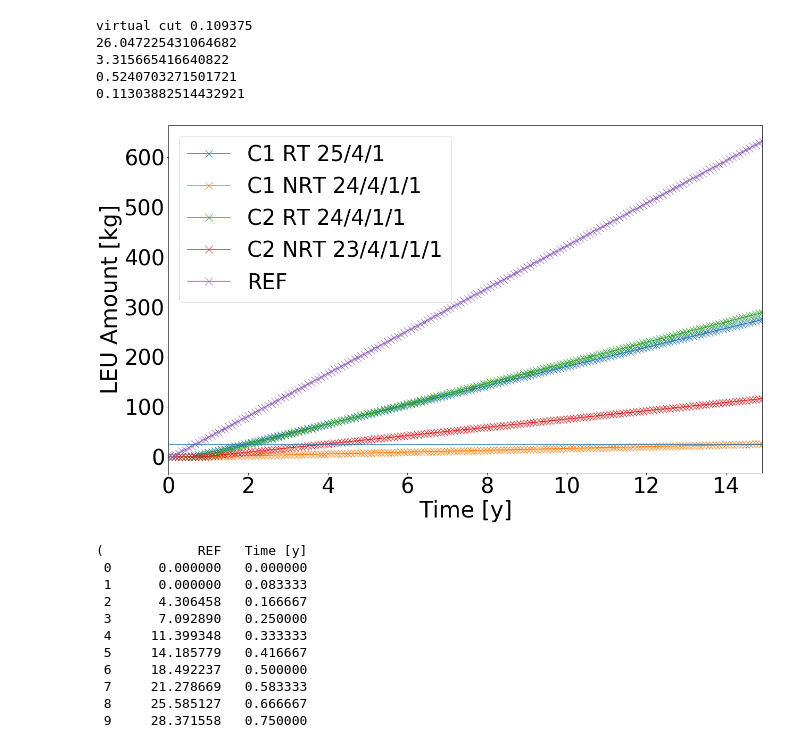
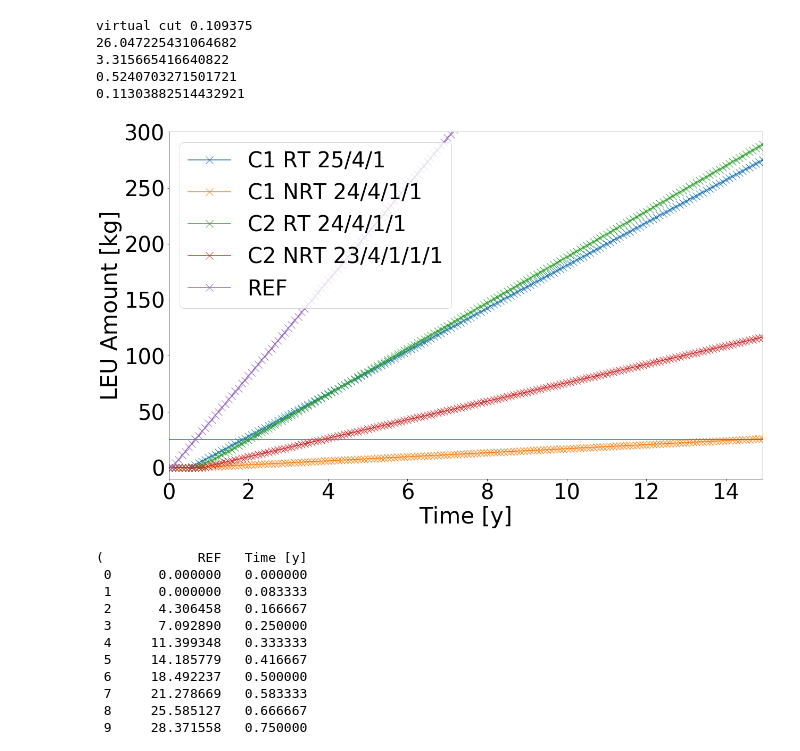
Before and after one commit to bam241/cyclus_jcpoa, a Jupyter notebook: work.ipynb, the cells around one changed output. Saved outputs shown, nothing was run; the diff lists cells and outputs as text; code cells hidden in the pictures.

```diff
--- a/work.ipynb
+++ b/work.ipynb
@@ -104,36 +104,36 @@ files = ['case_2_/cascade_case_2_S2_25_4_1.sqlite',
          'case_2_/cascade_case_2_no_rec_S3_24_4_1_1.sqlite',
          'case_3_/cascade_case_3_S3_24_4_1_1.sqlite',
          'case_3_/cascade_case_3_no_rec_S4_23_4_1_1_1.sqlite',
          'cascade_case_1.sqlite']
 invs = ['storage_2',
         'storage_3',
         'storage_3',
         'storage_4',
 
         'storage']
 
 c_names = ['C1 RT 25/4/1','C1 NRT 24/4/1/1','C2 RT 24/4/1/1','C2 NRT 23/4/1/1/1','REF']
 
 LEU_qty_case_2_x = []
 plt_LEU_qty_case_2_x = []
 
 for i in range(5):
     db_ = cym.dbopen(files[i])
     ev_ = cym.Evaluator(db=db_, write=False)
 
     df_ = tm.inventories(ev_, [invs[i]])
     df_ = pdh.RenameTS(pdh.RemoveNan(df_), "Time [y]", c_names[i])
     df_['Time [y]'] *= 1/12.
     LEU_qty_case_2_x.append(df_)
     plt_LEU_qty_case_2_x.append( (LEU_qty_case_2_x[i], c_names[i]) )
 
 pdh.MakePlot(plt_LEU_qty_case_2_x, "Time [y]", "LEU Amount [kg]" )
 plt.axhline(y=25)
-
-x = np.arange(0, 16, 1);
+plt.ylim((-10, 300))
+#x = np.arange(0, 16, 1);
 plt.savefig("HEU_prod.png")
 # %% [output]
-[figure, old version]
+[figure, new version]
 # %%
 plt_LEU_qty_case_2_x[4]
 # %% [output]
```
Also changed, not shown: 3 other files.
